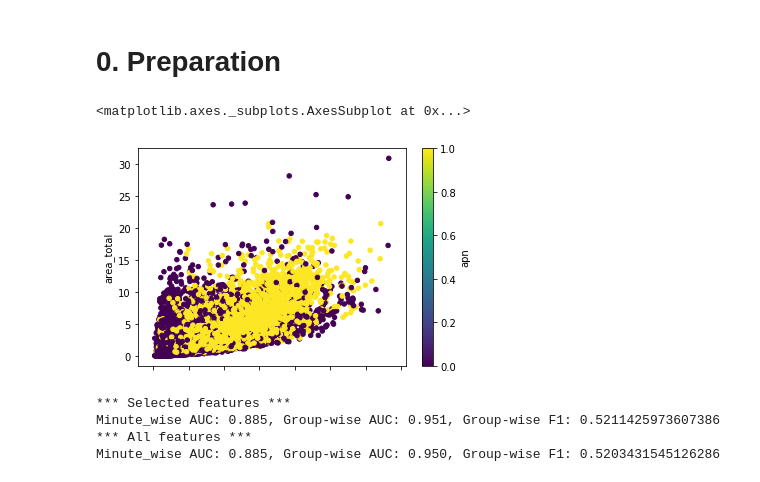
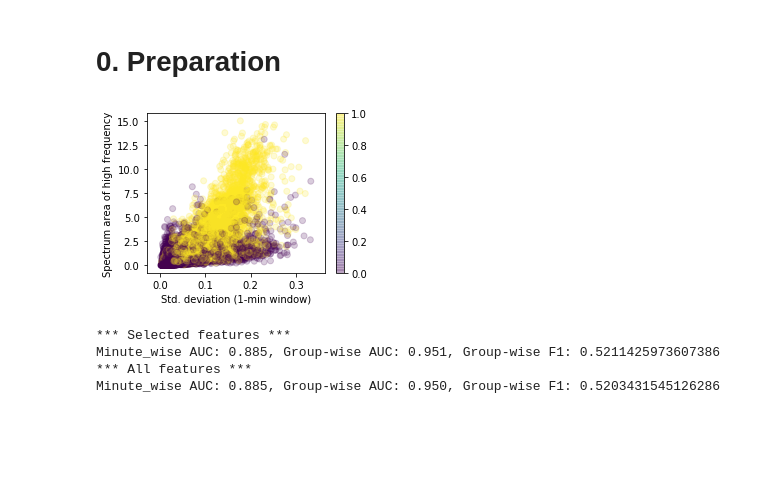
Before and after one commit to ChiQiao/Apnea-ECG, a Jupyter notebook: notebooks/3_Model_comparison.ipynb, the cells around one changed output. Drawn from its saved outputs; the diff is of its cells as text; code cells hidden in the pictures; blank space fills up the shorter version.

```diff
--- a/notebooks/3_Model_comparison.ipynb
+++ b/notebooks/3_Model_comparison.ipynb
@@ -33,11 +33,16 @@ file_test = pd.read_csv('../resources/File_test.csv')
 df_test = pd.DataFrame()
 for file in file_test['file']:
     df_test = df_test.append(pd.read_csv(f'../data/feature/{file}.csv'), ignore_index=True)
-# %%
-df_train.plot.scatter(x='std_1min', y='area_total', c='apn', colormap='viridis')
-# %% [output]
-<matplotlib.axes._subplots.AxesSubplot at 0x...>
-[figure, removed]
+# %%
+plt.figure(figsize=(4,3))
+plt.scatter(df_train['std_1min'], df_train['area_hf'], c=df_train['apn'], cmap='viridis', alpha=0.2)
+plt.colorbar()
+plt.xlabel('Std. deviation (1-min window)')
+plt.ylabel('Spectrum area of high frequency')
+plt.tight_layout()
+plt.savefig('../archive/std_hf.png', dpi=600)
+# %% [output]
+[figure, added]
 # %%
 # Test for selected features & all features
 mdl=LogisticRegression(max_iter=1e4)
```
Also changed, not shown: 2 other files.
